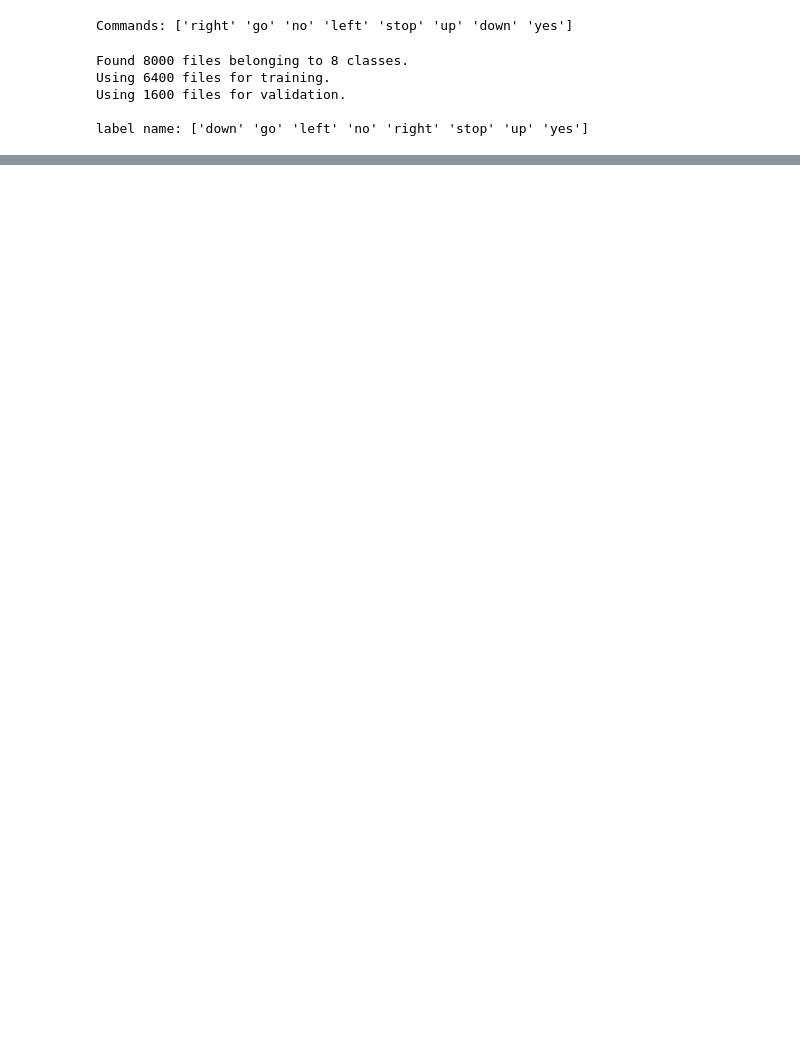
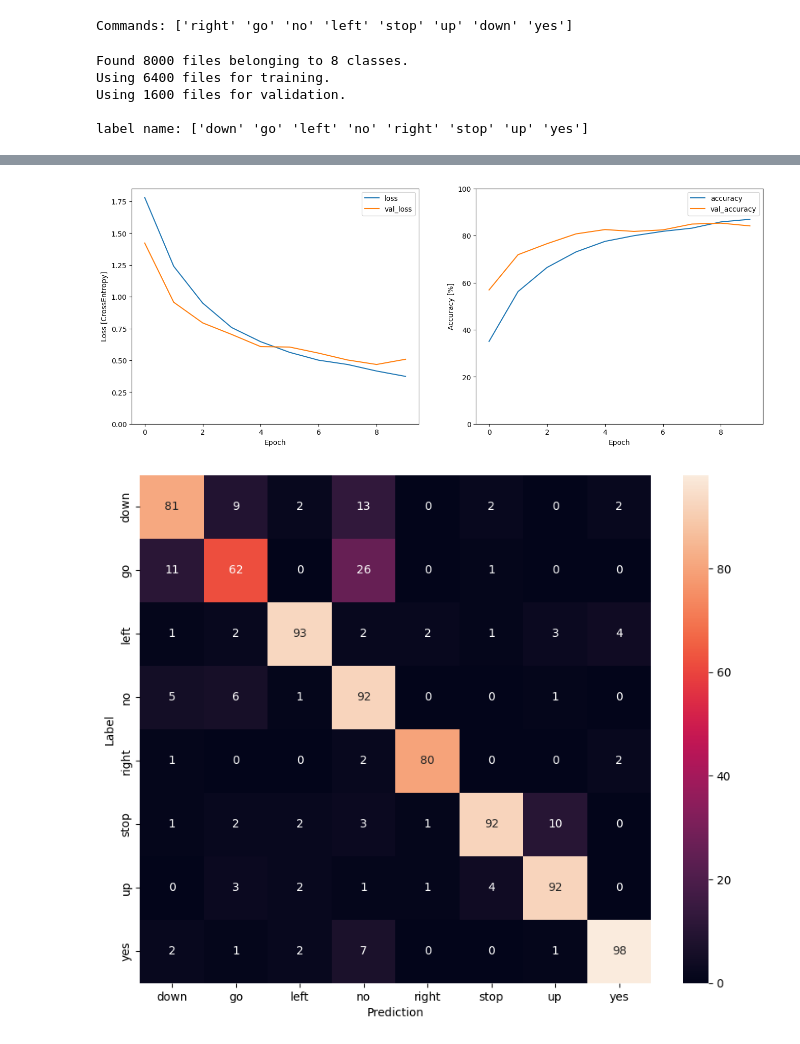
Before and after one commit to ullahhab/scrum-assistant, a Jupyter notebook: modelCreation.ipynb, the cells around one changed output, grey strips where cells are left out. Drawn from its saved outputs; the diff is of its cells as text; code cells hidden in the pictures; blank space fills up the shorter version.

Commit message:
removing files and model update

```diff
--- a/modelCreation.ipynb
+++ b/modelCreation.ipynb
@@ -53,0 +238,43 @@ label name: ['down' 'go' 'left' 'no' 'right' 'stop' 'up' 'yes']
+# %%
+model.compile(
+    optimizer=tf.keras.optimizers.Adam(),
+    loss=tf.keras.losses.SparseCategoricalCrossentropy(from_logits=True),
+    metrics=['accuracy'],
+)
+EPOCHS = 10
+history = model.fit(
+    train_spectrogram_ds,
+    validation_data=val_spectrogram_ds,
+    epochs=EPOCHS,
+    callbacks=tf.keras.callbacks.EarlyStopping(verbose=1, patience=2),
+)
+metrics = history.history
+plt.figure(figsize=(16,6))
+plt.subplot(1,2,1)
+plt.plot(history.epoch, metrics['loss'], metrics['val_loss'])
+plt.legend(['loss', 'val_loss'])
+plt.ylim([0, max(plt.ylim())])
+plt.xlabel('Epoch')
+plt.ylabel('Loss [CrossEntropy]')
+
+plt.subplot(1,2,2)
+plt.plot(history.epoch, 100*np.array(metrics['accuracy']), 100*np.array(metrics['val_accuracy']))
+plt.legend(['accuracy', 'val_accuracy'])
+plt.ylim([0, 100])
+plt.xlabel('Epoch')
+plt.ylabel('Accuracy [%]')
+
+model.evaluate(test_spectrogram_ds, return_dict=True)
+y_pred = model.predict(test_spectrogram_ds)
+y_pred = tf.argmax(y_pred, axis=1)
+y_true = tf.concat(list(test_spectrogram_ds.map(lambda s,lab: lab)), axis=0)
+confusion_mtx = tf.math.confusion_matrix(y_true, y_pred)
+plt.figure(figsize=(10, 8))
+sns.heatmap(confusion_mtx,
+            xticklabels=label_names,
+            yticklabels=label_names,
+            annot=True, fmt='g')
+plt.xlabel('Prediction')
+plt.ylabel('Label')
+plt.show()
+# %% [output]
@@ -53,0 +298,2 @@ label name: ['down' 'go' 'left' 'no' 'right' 'stop' 'up' 'yes']
+[figure, added]
+[figure, added]
```
Also changed, not shown: parts of 11 cells of this notebook, 1 other file.
